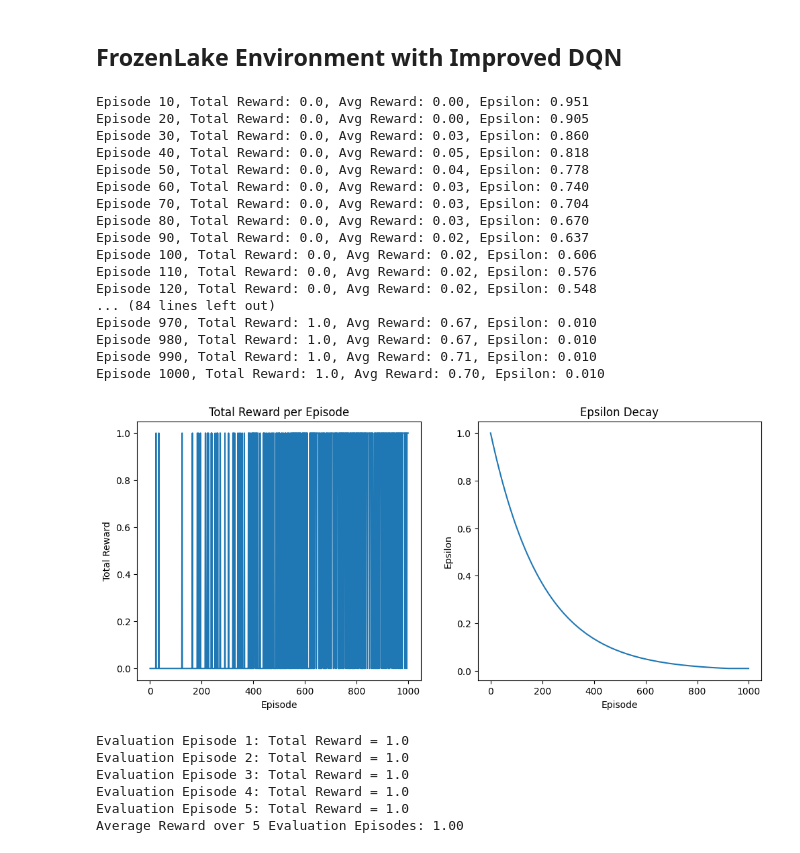
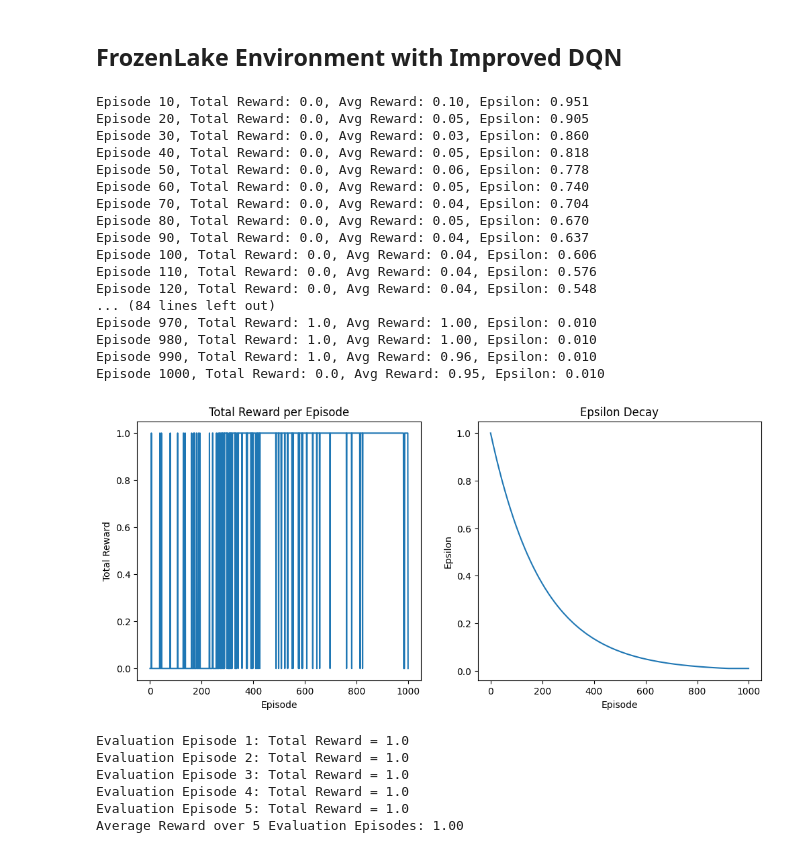
Before and after one commit to ruthvik-30/assignment2-CSE546-RL, a Jupyter notebook: a2_part_3_ruthvikv_smathur4.ipynb, the cells around one changed output. Saved outputs shown, nothing was run; the diff lists cells and outputs as text; code cells hidden in the pictures.

Commit message:
made the frozenlake env as deterministic

```diff
--- a/a2_part_3_ruthvikv_smathur4.ipynb
+++ b/a2_part_3_ruthvikv_smathur4.ipynb
@@ -155,7 +155,7 @@ class ReplayBuffer:
         return len(self.buffer)
 
 class DQNAgent:
-    def __init__(self, state_dim, action_dim, lr=1e-3, gamma=0.99, epsilon=1.0, epsilon_decay=0.995, epsilon_min=0.01):
+    def __init__(self, state_dim, action_dim, lr=1e-3, gamma=0.99, epsilon=1.0, epsilon_decay=0.995, epsilon_min=0.01, batch_size=64):
         self.state_dim = state_dim
         self.action_dim = action_dim
         self.gamma = gamma
@@ -163,7 +163,7 @@ class DQNAgent:
         self.epsilon_decay = epsilon_decay
         self.epsilon_min = epsilon_min
         self.memory = ReplayBuffer(30000)
-        self.batch_size = 64
+        self.batch_size = batch_size
         self.device = torch.device("cuda" if torch.cuda.is_available() else "cpu")
 
         self.policy_net = DuelingDQN(state_dim, action_dim).to(self.device)
@@ -400,51 +400,51 @@ def train_dqn2(env, agent, episodes=1000, target_update=10):
 
     plt.figure(figsize=(12,5))
     plt.subplot(1, 2, 1)
     plt.plot(rewards_history)
     plt.xlabel('Episode')
     plt.ylabel('Total Reward')
     plt.title('Total Reward per Episode')
 
     plt.subplot(1, 2, 2)
     plt.plot(epsilon_history)
     plt.xlabel('Episode')
     plt.ylabel('Epsilon')
     plt.title('Epsilon Decay')
 
     plt.show()
 
     return rewards_history, epsilon_history
 
 def one_hot_encode(state, state_dim):
     one_hot = np.zeros(state_dim, dtype=np.float32)
     one_hot[state] = 1.0
     return one_hot
 
-env2 = gym.make("FrozenLake-v1")
+env2 = gym.make("FrozenLake-v1", is_slippery=False)
 state_dim = env2.observation_space.n
 action_dim = env2.action_space.n
-agent2 = DQNAgent(state_dim, action_dim)
-frozenlake_rewards, frozenlake_epsilon = train_dqn2(env2, agent2, episodes=1000)
+agent2 = DQNAgent(state_dim, action_dim, batch_size=256)
+frozenlake_rewards, frozenlake_epsilon = train_dqn2(env2, agent2, episodes=1000, target_update=5)
 torch.save(agent2.policy_net.state_dict(), "dueling_dqn_frozenlake.pth")
 # %% [output]
-Episode 10, Total Reward: 0.0, Avg Reward: 0.00, Epsilon: 0.951
-Episode 20, Total Reward: 0.0, Avg Reward: 0.00, Epsilon: 0.905
+Episode 10, Total Reward: 0.0, Avg Reward: 0.10, Epsilon: 0.951
+Episode 20, Total Reward: 0.0, Avg Reward: 0.05, Epsilon: 0.905
 Episode 30, Total Reward: 0.0, Avg Reward: 0.03, Epsilon: 0.860
 Episode 40, Total Reward: 0.0, Avg Reward: 0.05, Epsilon: 0.818
-Episode 50, Total Reward: 0.0, Avg Reward: 0.04, Epsilon: 0.778
-Episode 60, Total Reward: 0.0, Avg Reward: 0.03, Epsilon: 0.740
-Episode 70, Total Reward: 0.0, Avg Reward: 0.03, Epsilon: 0.704
-Episode 80, Total Reward: 0.0, Avg Reward: 0.03, Epsilon: 0.670
-Episode 90, Total Reward: 0.0, Avg Reward: 0.02, Epsilon: 0.637
-Episode 100, Total Reward: 0.0, Avg Reward: 0.02, Epsilon: 0.606
-Episode 110, Total Reward: 0.0, Avg Reward: 0.02, Epsilon: 0.576
-Episode 120, Total Reward: 0.0, Avg Reward: 0.02, Epsilon: 0.548
+Episode 50, Total Reward: 0.0, Avg Reward: 0.06, Epsilon: 0.778
+Episode 60, Total Reward: 0.0, Avg Reward: 0.05, Epsilon: 0.740
+Episode 70, Total Reward: 0.0, Avg Reward: 0.04, Epsilon: 0.704
+Episode 80, Total Reward: 0.0, Avg Reward: 0.05, Epsilon: 0.670
+Episode 90, Total Reward: 0.0, Avg Reward: 0.04, Epsilon: 0.637
+Episode 100, Total Reward: 0.0, Avg Reward: 0.04, Epsilon: 0.606
+Episode 110, Total Reward: 0.0, Avg Reward: 0.04, Epsilon: 0.576
+Episode 120, Total Reward: 0.0, Avg Reward: 0.04, Epsilon: 0.548
 ... (84 lines left out)
-Episode 970, Total Reward: 1.0, Avg Reward: 0.67, Epsilon: 0.010
-Episode 980, Total Reward: 1.0, Avg Reward: 0.67, Epsilon: 0.010
-Episode 990, Total Reward: 1.0, Avg Reward: 0.71, Epsilon: 0.010
-Episode 1000, Total Reward: 1.0, Avg Reward: 0.70, Epsilon: 0.010
+Episode 970, Total Reward: 1.0, Avg Reward: 1.00, Epsilon: 0.010
+Episode 980, Total Reward: 1.0, Avg Reward: 1.00, Epsilon: 0.010
+Episode 990, Total Reward: 1.0, Avg Reward: 0.96, Epsilon: 0.010
+Episode 1000, Total Reward: 0.0, Avg Reward: 0.95, Epsilon: 0.010
-[figure, old version]
+[figure, new version]
 # %%
 def evaluate_dqn2(env, agent, episodes=10, name=None):
     total_rewards = []
```
Also changed, not shown: 1 other file.
